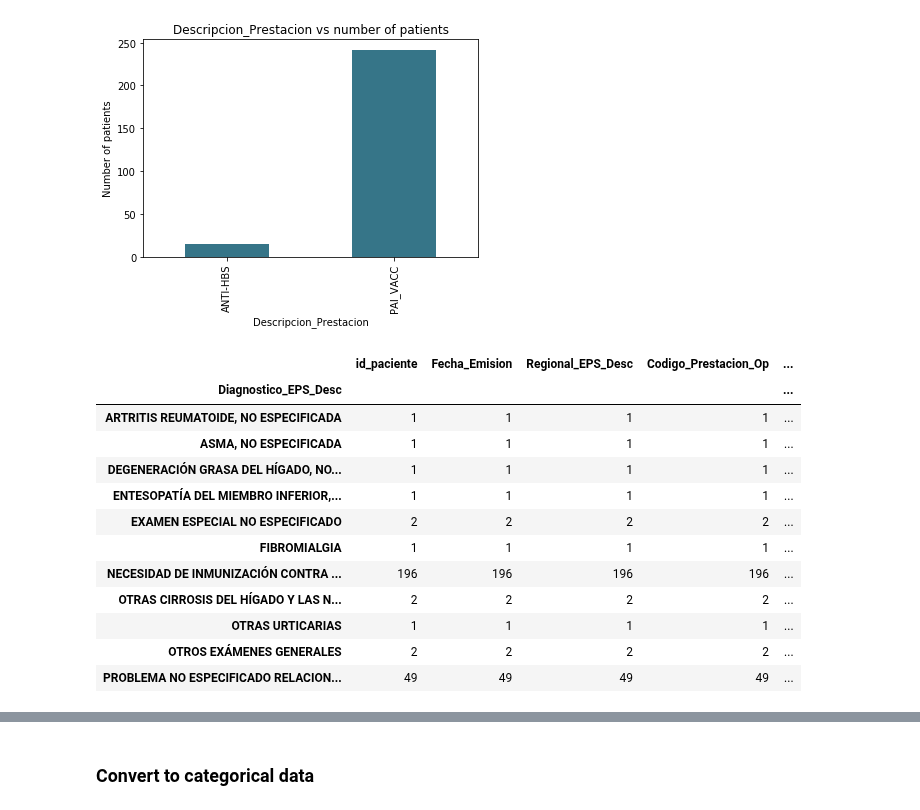
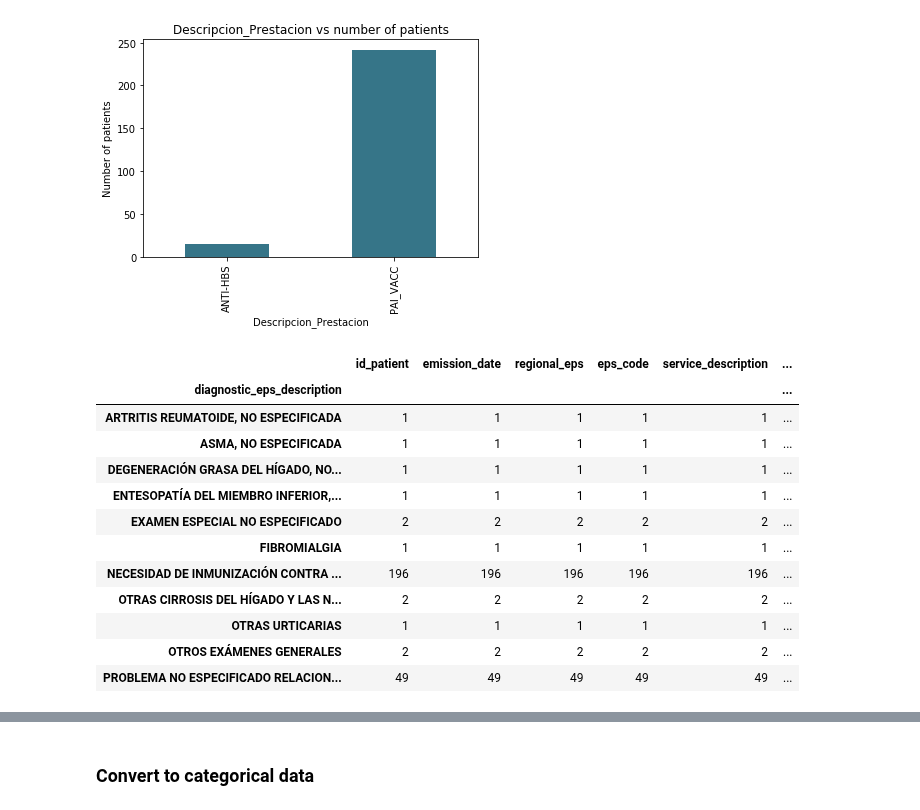
Before and after one commit to DS4A-T22/exploratory_data_analysis, a Jupyter notebook: EDA-Vaccination.ipynb, the cells around one changed output, grey strips where cells are left out. Drawn from its saved outputs; the diff is of its cells as text; code cells hidden in the pictures.

```diff
--- a/EDA-Vaccination.ipynb
+++ b/EDA-Vaccination.ipynb
@@ -60,14 +59,14 @@ vaccination.describe()
 # %%
 df_cp = vaccination.copy()
 df_cp.rename(columns={
-    'Numero_de_documento':'id_paciente',
-    'Fecha_Emision':'Fecha_Emision',
-    'Regional_EPS_Desc':'Regional_EPS_Desc',
-    'Codigo_Prestacion_Op':'Codigo_Prestacion_Op',
-    'Descripcion_Prestacion':'Descripcion_Prestacion',
-    'Codigo_Diagnostico_EPS_Op':'Codigo_Diagnostico_EPS_Op',
-    'Diagnostico_EPS_Desc':'Diagnostico_EPS_Desc',
-    'Cantidad_Autorizada':'Cantidad_Autorizada'
+    'Numero_de_documento':'id_patient',
+    'Fecha_Emision':'emission_date',
+    'Regional_EPS_Desc':'regional_eps',
+    'Codigo_Prestacion_Op':'eps_code',
+    'Descripcion_Prestacion':'service_description',
+    'Codigo_Diagnostico_EPS_Op':'diagnostic_eps_code',
+    'Diagnostico_EPS_Desc':'diagnostic_eps_description',
+    'Cantidad_Autorizada':'auth_quantity'
 },inplace = True)
-df_cp.groupby('Descripcion_Prestacion').count()
+df_cp.groupby('service_description',as_index = False ).count()
 # %% [output]
@@ -86,8 +84,8 @@ So we can count the amount of people that is currently under this enterprise by
 
 So sofar we have 264 records
 # %%
-df_cp['Descripcion_Prestacion'].replace("HEPATITIS B, ANTICUERPOS SUPERFICIE [ANTI-HBS]","ANTI-HBS",inplace=True)
-df_cp['Descripcion_Prestacion'].replace("VACUNA PAI INFLUENZA NIÑOS/AS MAYORES DE 9 AÑOS","PAI_VACC",inplace=True)
-print("Records data before filtering out unuseful data: {0}".format(df_cp.shape))
-print("Patient data before filtering out unuseful data: {0}".format(df_cp.groupby('id_paciente').count().shape))
+df_cp['service_description'].replace("HEPATITIS B, ANTICUERPOS SUPERFICIE [ANTI-HBS]","ANTI-HBS",inplace=True)
+df_cp['service_description'].replace("VACUNA PAI INFLUENZA NIÑOS/AS MAYORES DE 9 AÑOS","PAI_VACC",inplace=True)
+print("Records number: {0}".format(df_cp.shape[0]))
+print("Patient number: {0}".format(df_cp.groupby('id_patient').count().shape[0]))
 # %% [output]
@@ -96,10 +94,10 @@ Patient data before filtering out unuseful data: (161, 7)
 # %%
-ANTI_HBS = df_cp[df_cp['Descripcion_Prestacion'].str.contains('ANTI-HBS')]
-PAI_VACC = df_cp[df_cp['Descripcion_Prestacion'].str.contains('PAI_VACC')]
+ANTI_HBS = df_cp[df_cp['service_description'].str.contains('ANTI-HBS')]
+PAI_VACC = df_cp[df_cp['service_description'].str.contains('PAI_VACC')]
 frames =  [ PAI_VACC, ANTI_HBS]
 result =  pd.concat(frames)
 print("Records shape after filtering out data {0}".format(result.shape))
-print("Patients shape after filtering out data {0}".format(result.groupby("id_paciente").count().shape))
+print("Patients shape after filtering out data {0}".format(result.groupby("id_patient").count().shape))
 # %% [output]
 Records shape after filtering out data (257, 8)
 Patients shape after filtering out data (159, 7)
@@ -108,8 +106,8 @@ From this we have simplified 7 raws, which were not useful for our analysis sinc
 # %% [markdown]
 Convert to categorical data
 # %%
-result['Descripcion_Prestacion'] = result['Descripcion_Prestacion'].astype("category")
-result['Descripcion_Prestacion'].unique()
+result['service_description'] = result['service_description'].astype("category")
+result['service_description'].unique()
 # %% [output]
 [PAI_VACC, ANTI-HBS]
 Categories (2, object): [PAI_VACC, ANTI-HBS]
@@ -124,18 +122,18 @@ ax.set_ylabel('Number of patients')
 Text(0, 0.5, 'Number of patients')
 [figure]
 # %%
-result.groupby('Diagnostico_EPS_Desc').count()
+result.groupby('diagnostic_eps_description').count()
 # %% [output]
-|  | id_paciente | Fecha_Emision | Regional_EPS_Desc | Codigo_Prestacion_Op | ... |
-| Diagnostico_EPS_Desc |  |  |  |  | ... |
-| ARTRITIS REUMATOIDE, NO ESPECIFICADA | 1 | 1 | 1 | 1 | ... |
-| ASMA, NO ESPECIFICADA | 1 | 1 | 1 | 1 | ... |
-| DEGENERACIÓN GRASA DEL HÍGADO, NO... | 1 | 1 | 1 | 1 | ... |
-| ENTESOPATÍA DEL MIEMBRO INFERIOR,... | 1 | 1 | 1 | 1 | ... |
-| EXAMEN ESPECIAL NO ESPECIFICADO | 2 | 2 | 2 | 2 | ... |
-| FIBROMIALGIA | 1 | 1 | 1 | 1 | ... |
-| NECESIDAD DE INMUNIZACIÓN CONTRA ... | 196 | 196 | 196 | 196 | ... |
-| OTRAS CIRROSIS DEL HÍGADO Y LAS N... | 2 | 2 | 2 | 2 | ... |
-| OTRAS URTICARIAS | 1 | 1 | 1 | 1 | ... |
-| OTROS EXÁMENES GENERALES | 2 | 2 | 2 | 2 | ... |
-| PROBLEMA NO ESPECIFICADO RELACION... | 49 | 49 | 49 | 49 | ... |
+|  | id_patient | emission_date | regional_eps | eps_code | service_description | ... |
+| diagnostic_eps_description |  |  |  |  |  | ... |
+| ARTRITIS REUMATOIDE, NO ESPECIFICADA | 1 | 1 | 1 | 1 | 1 | ... |
+| ASMA, NO ESPECIFICADA | 1 | 1 | 1 | 1 | 1 | ... |
+| DEGENERACIÓN GRASA DEL HÍGADO, NO... | 1 | 1 | 1 | 1 | 1 | ... |
+| ENTESOPATÍA DEL MIEMBRO INFERIOR,... | 1 | 1 | 1 | 1 | 1 | ... |
+| EXAMEN ESPECIAL NO ESPECIFICADO | 2 | 2 | 2 | 2 | 2 | ... |
+| FIBROMIALGIA | 1 | 1 | 1 | 1 | 1 | ... |
+| NECESIDAD DE INMUNIZACIÓN CONTRA ... | 196 | 196 | 196 | 196 | 196 | ... |
+| OTRAS CIRROSIS DEL HÍGADO Y LAS N... | 2 | 2 | 2 | 2 | 2 | ... |
+| OTRAS URTICARIAS | 1 | 1 | 1 | 1 | 1 | ... |
+| OTROS EXÁMENES GENERALES | 2 | 2 | 2 | 2 | 2 | ... |
+| PROBLEMA NO ESPECIFICADO RELACION... | 49 | 49 | 49 | 49 | 49 | ... |
```
Also changed, not shown: parts of 19 cells of this notebook, 1 other file.
